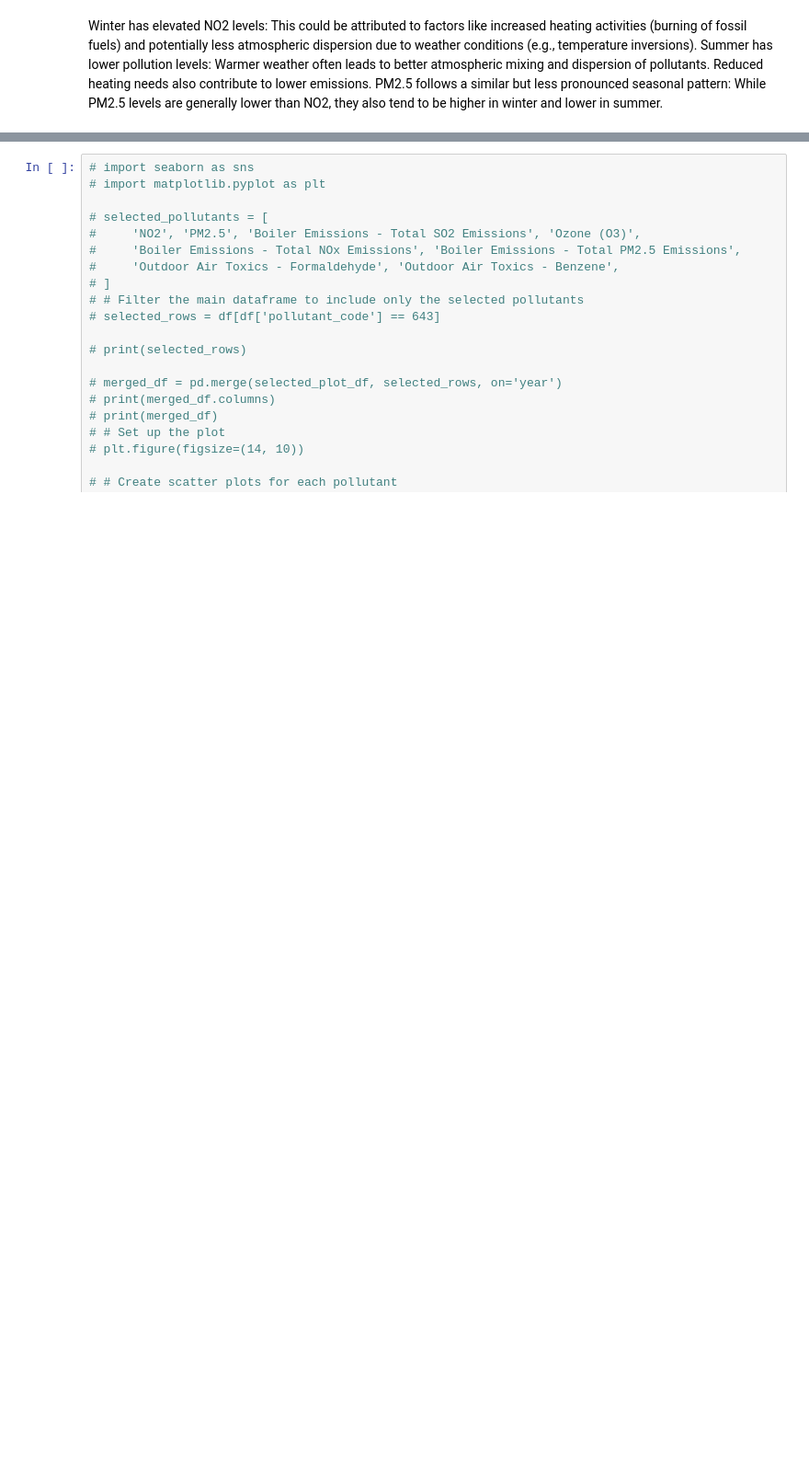
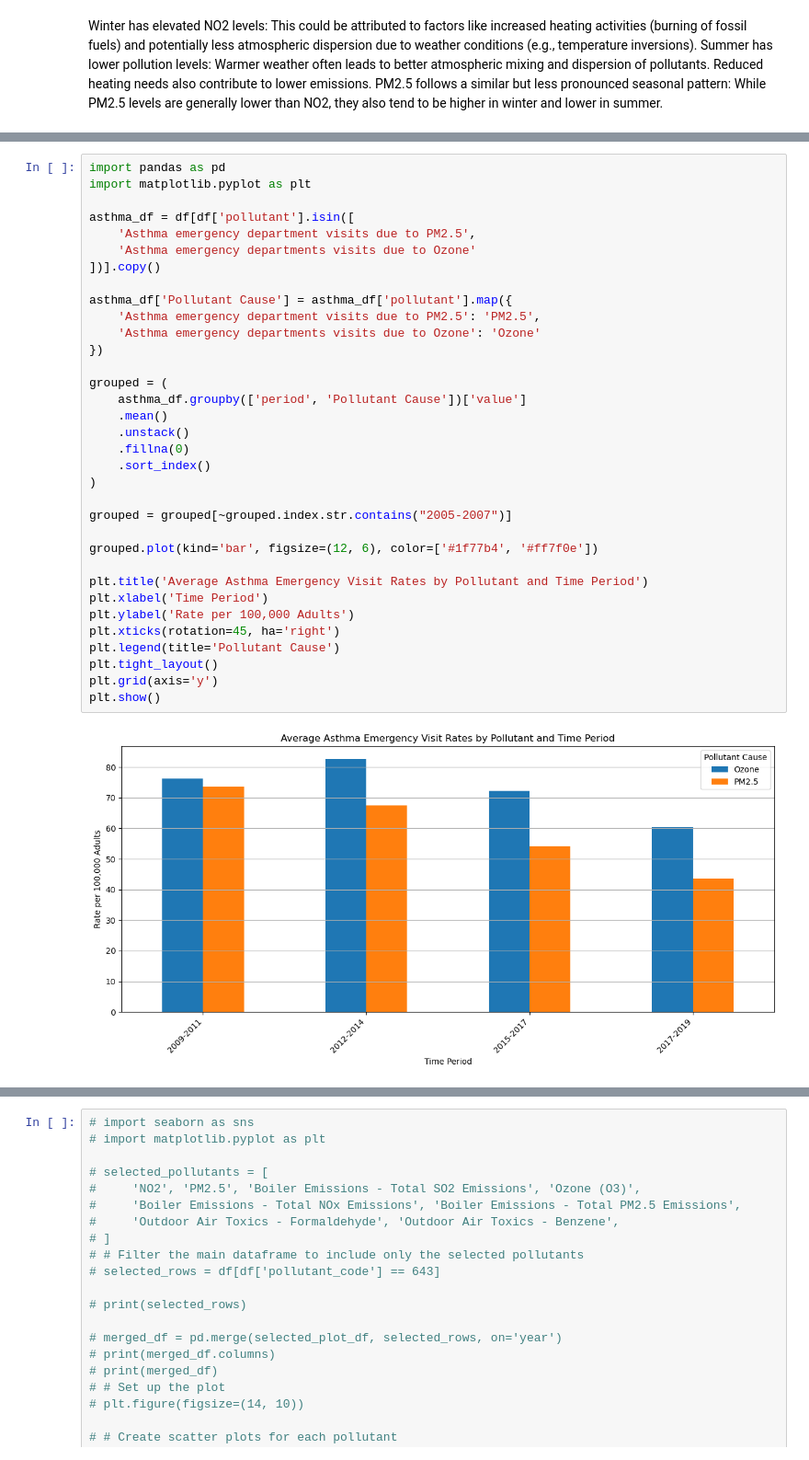
Before and after one commit to oliwveanda/dscp, a Jupyter notebook: notebooks/air_data_viz.ipynb, the cells around one changed output, grey strips where cells are left out. Shown at 92% size. Drawn from its saved outputs; the diff is of its cells as text; blank space fills up the shorter version.

```diff
--- a/notebooks/air_data_viz.ipynb
+++ b/notebooks/air_data_viz.ipynb
@@ -365,0 +261,36 @@ plt.show()
+# %%
+import pandas as pd
+import matplotlib.pyplot as plt
+
+asthma_df = df[df['pollutant'].isin([
+    'Asthma emergency department visits due to PM2.5',
+    'Asthma emergency departments visits due to Ozone'
+])].copy()
+
+asthma_df['Pollutant Cause'] = asthma_df['pollutant'].map({
+    'Asthma emergency department visits due to PM2.5': 'PM2.5',
+    'Asthma emergency departments visits due to Ozone': 'Ozone'
+})
+
+grouped = (
+    asthma_df.groupby(['period', 'Pollutant Cause'])['value']
+    .mean()
+    .unstack()
+    .fillna(0)
+    .sort_index()
+)
+
+grouped = grouped[~grouped.index.str.contains("2005-2007")]
+
+grouped.plot(kind='bar', figsize=(12, 6), color=['#1f77b4', '#ff7f0e'])
+
+plt.title('Average Asthma Emergency Visit Rates by Pollutant and Time Period')
+plt.xlabel('Time Period')
+plt.ylabel('Rate per 100,000 Adults')
+plt.xticks(rotation=45, ha='right')
+plt.legend(title='Pollutant Cause')
+plt.tight_layout()
+plt.grid(axis='y')
+plt.show()
+# %% [output]
+[figure, added]
```
Also changed, not shown: parts of 35 cells of this notebook, 17 other files.
